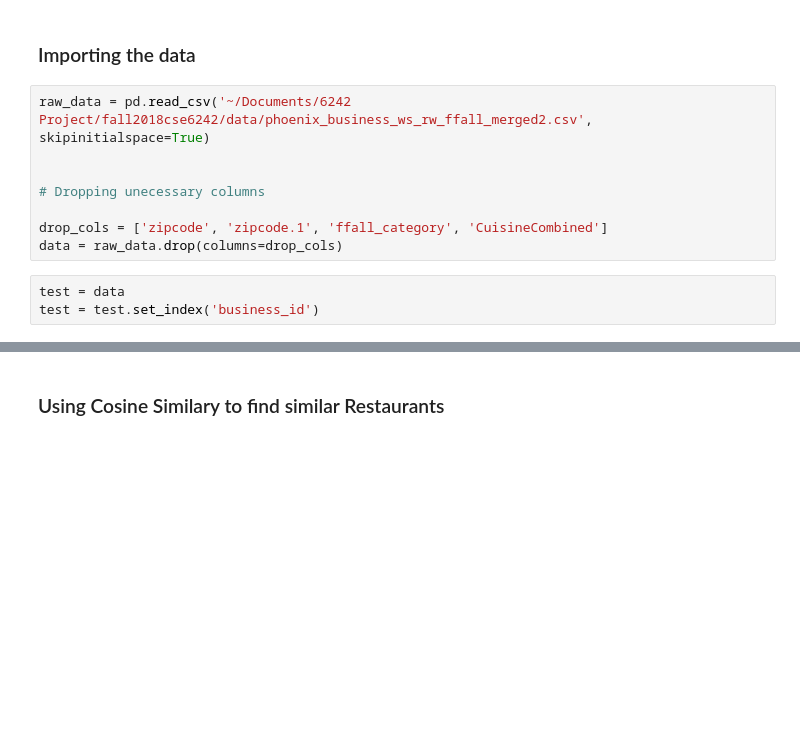
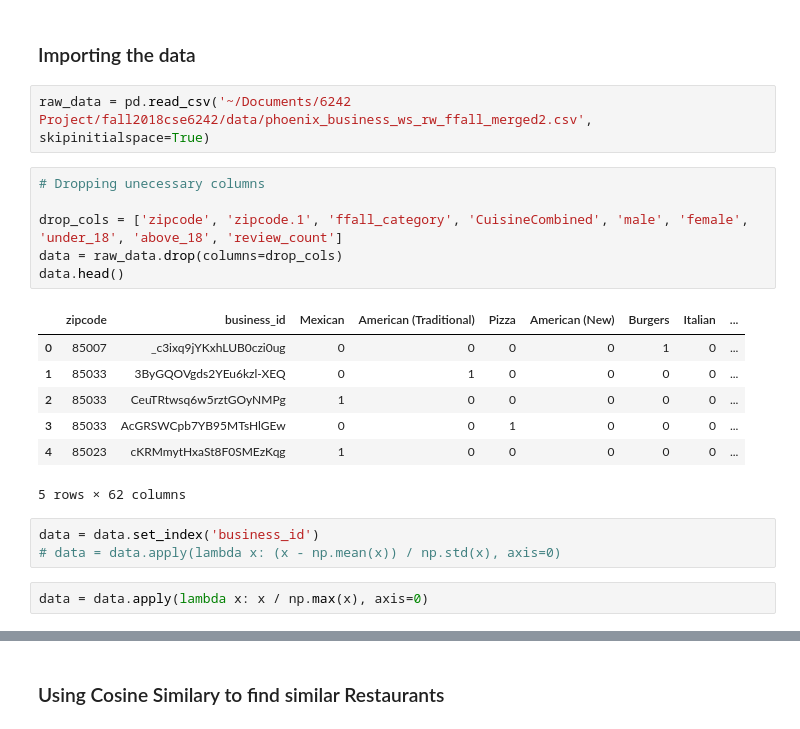
Before and after one commit to nirupampratap/fall2018cse6242, a Jupyter notebook: src/python/prashanth/Similar Restaurants.ipynb, the cells around one changed output, grey strips where cells are left out. Drawn from its saved outputs; the diff is of its cells as text; blank space fills up the shorter version.

```diff
--- a/src/python/prashanth/Similar Restaurants.ipynb
+++ b/src/python/prashanth/Similar Restaurants.ipynb
@@ -10,12 +10,22 @@ from sklearn.metrics.pairwise import cosine_similarity
 ### Importing the data
 # %%
 raw_data = pd.read_csv('~/Documents/6242 Project/fall2018cse6242/data/phoenix_business_ws_rw_ffall_merged2.csv', skipinitialspace=True)
-
-
-# Dropping unecessary columns
-
-drop_cols = ['zipcode', 'zipcode.1', 'ffall_category', 'CuisineCombined']
-data = raw_data.drop(columns=drop_cols)
-# %%
-test = data
-test = test.set_index('business_id')
+# %%
+# Dropping unecessary columns
+
+drop_cols = ['zipcode', 'zipcode.1', 'ffall_category', 'CuisineCombined', 'male', 'female', 'under_18', 'above_18', 'review_count']
+data = raw_data.drop(columns=drop_cols)
+data.head()
+# %% [output]
+|  | zipcode | business_id | Mexican | American (Traditional) | Pizza | American (New) | Burgers | Italian | ... |
+| 0 | 85007 | _c3ixq9jYKxhLUB0czi0ug | 0 | 0 | 0 | 0 | 1 | 0 | ... |
+| 1 | 85033 | 3ByGQOVgds2YEu6kzl-XEQ | 0 | 1 | 0 | 0 | 0 | 0 | ... |
+| 2 | 85033 | CeuTRtwsq6w5rztGOyNMPg | 1 | 0 | 0 | 0 | 0 | 0 | ... |
+| 3 | 85033 | AcGRSWCpb7YB95MTsHlGEw | 0 | 0 | 1 | 0 | 0 | 0 | ... |
+| 4 | 85023 | cKRMmytHxaSt8F0SMEzKqg | 1 | 0 | 0 | 0 | 0 | 0 | ... |
+5 rows × 62 columns
+# %%
+data = data.set_index('business_id')
+# data = data.apply(lambda x: (x - np.mean(x)) / np.std(x), axis=0)
+# %%
+data = data.apply(lambda x: x / np.max(x), axis=0)
```
Also changed, not shown: parts of 6 cells of this notebook, 2 other files.
